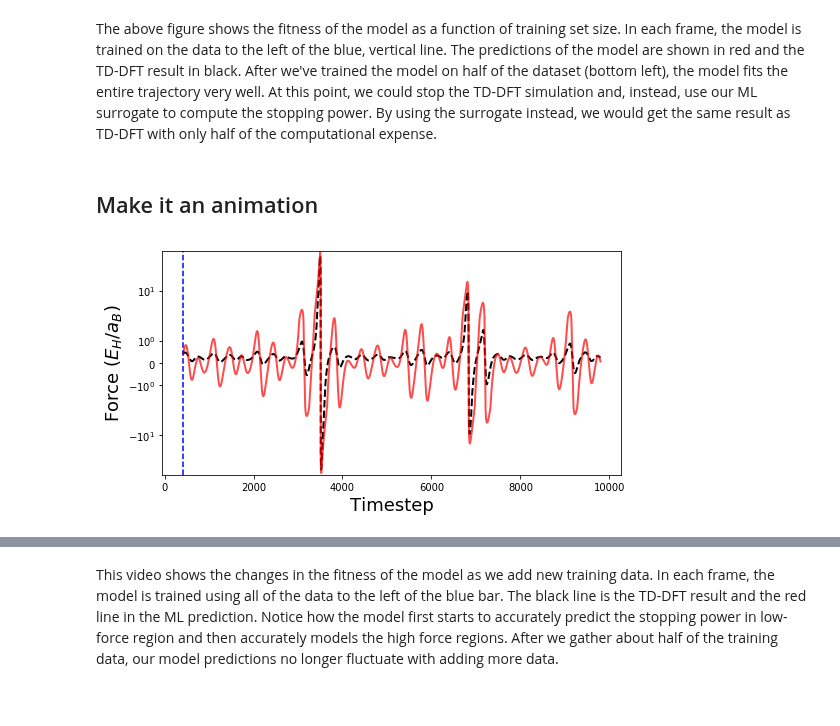
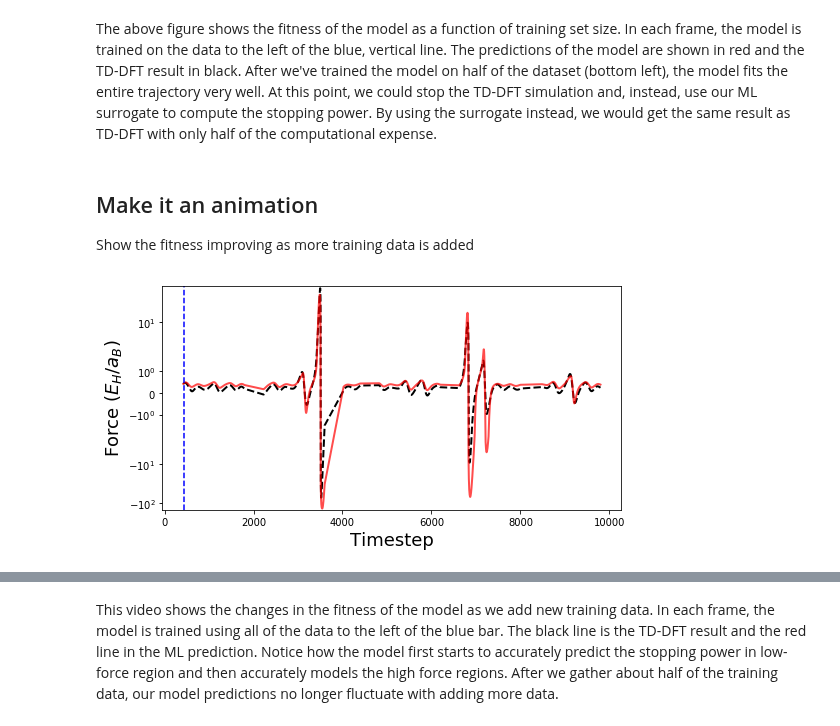
Before and after one commit to globus-labs/stopping-power-ml, a Jupyter notebook: single-velocity/1_build-machine-learning-model.ipynb, the cells around one changed output, grey strips where cells are left out. Drawn from its saved outputs; the diff is of its cells as text; code cells hidden in the pictures.

Commit message:
Added neural network model

```diff
--- a/single-velocity/1_build-machine-learning-model.ipynb
+++ b/single-velocity/1_build-machine-learning-model.ipynb
@@ -392,35 +387,38 @@ fig.tight_layout()
 The above figure shows the fitness of the model as a function of training set size. In each frame, the model is trained on the data to the left of the blue, vertical line. The predictions of the model are shown in red and the TD-DFT result in black. After we've trained the model on half of the dataset (bottom left), the model fits the entire trajectory very well. At this point, we could stop the TD-DFT simulation and, instead, use our ML surrogate to compute the stopping power. By using the surrogate instead, we would get the same result as TD-DFT with only half of the computational expense.
 # %% [markdown]
 ## Make it an animation
+Show the fitness improving as more training data is added
+# %%
+model = best_results['model']
 # %%
-frames = np.linspace(1, len(data) / 2, 100, dtype=np.int)
+frames = np.linspace(10, len(data) / 2, 15, dtype=np.int)
 # %%
 fig, ax = plt.subplots()
 
 ax.plot(data['timestep'], data['force'], 'k--', lw=2)
 
-model.fit(data[X_cols].iloc[:1], data[y_col].iloc[:1])
+model.fit(data[X_cols].iloc[:10], data[y_col].iloc[:10])
 lne, = ax.plot(data['timestep'], model.predict(data[X_cols]), 'r-', alpha=0.7, lw=2)
 ax.set_ylim(ax.get_ylim())
 bar, = ax.plot([data['timestep'].iloc[:1].max(),]*2, ax.get_ylim(), 'b--')
 
 def update(frame):
     size = frames[frame]
     model.fit(data[X_cols].iloc[:size], data[y_col].iloc[:size])
     lne.set_data(data['timestep'], model.predict(data[X_cols]))
 
     bar.set_data([data['timestep'].iloc[:size].max(),]*2, ax.get_ylim())
     return lne, bar
 
 anim = FuncAnimation(fig, update, frames=len(frames), interval=100, blit=True)
 
 ax.set_yscale('symlog')
 ax.set_xlabel('Timestep', fontsize=18)
 ax.set_ylabel('Force ($E_H/a_B$)', fontsize=18)
 fig.tight_layout()
 fig.set_size_inches(8, 4)
 # %% [output]
-[figure, old version]
+[figure, new version]
 # %%
 HTML(anim.to_html5_video())
 # %% [output]
```
Also changed, not shown: parts of 17 cells of this notebook, 14 other files.
